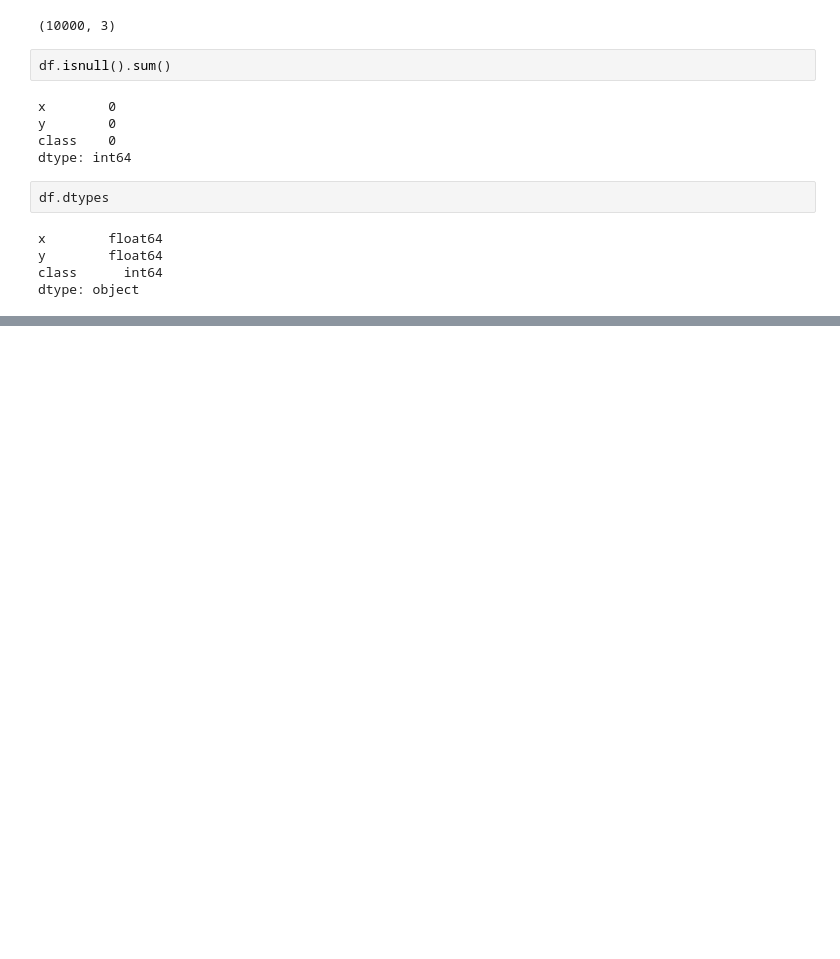
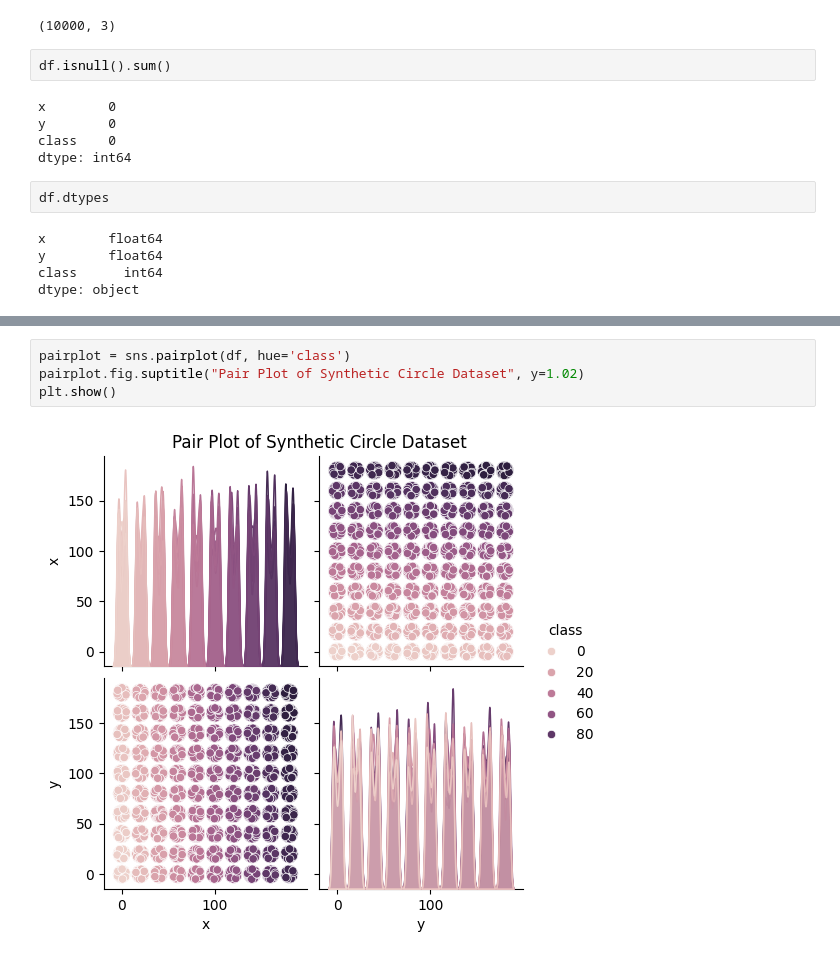
Before and after one commit to yuvraj-verma01/Clustering_Tasks_IML_A2, a Jupyter notebook: Clustering_tasks.ipynb, the cells around one changed output, grey strips where cells are left out. Drawn from its saved outputs; the diff is of its cells as text; blank space fills up the shorter version.

```diff
--- a/Clustering_tasks.ipynb
+++ b/Clustering_tasks.ipynb
@@ -55,0 +85,6 @@ So we upon looking at the data, we see that there are no missing values and all
+# %%
+pairplot = sns.pairplot(df, hue='class')
+pairplot.fig.suptitle("Pair Plot of Synthetic Circle Dataset", y=1.02)
+plt.show()
+# %% [output]
+[figure, added]
```
Also changed, not shown: parts of 19 cells of this notebook.
